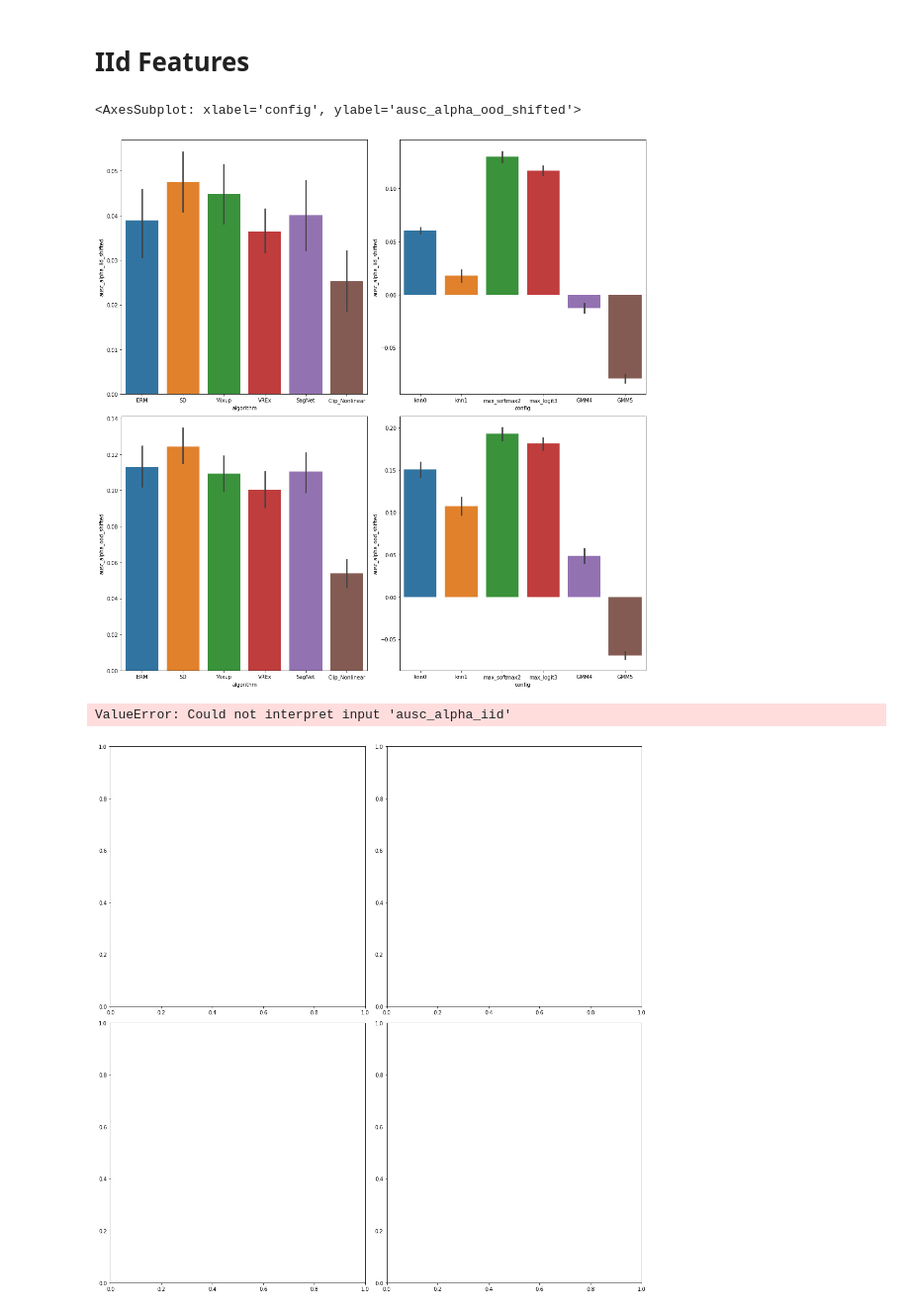
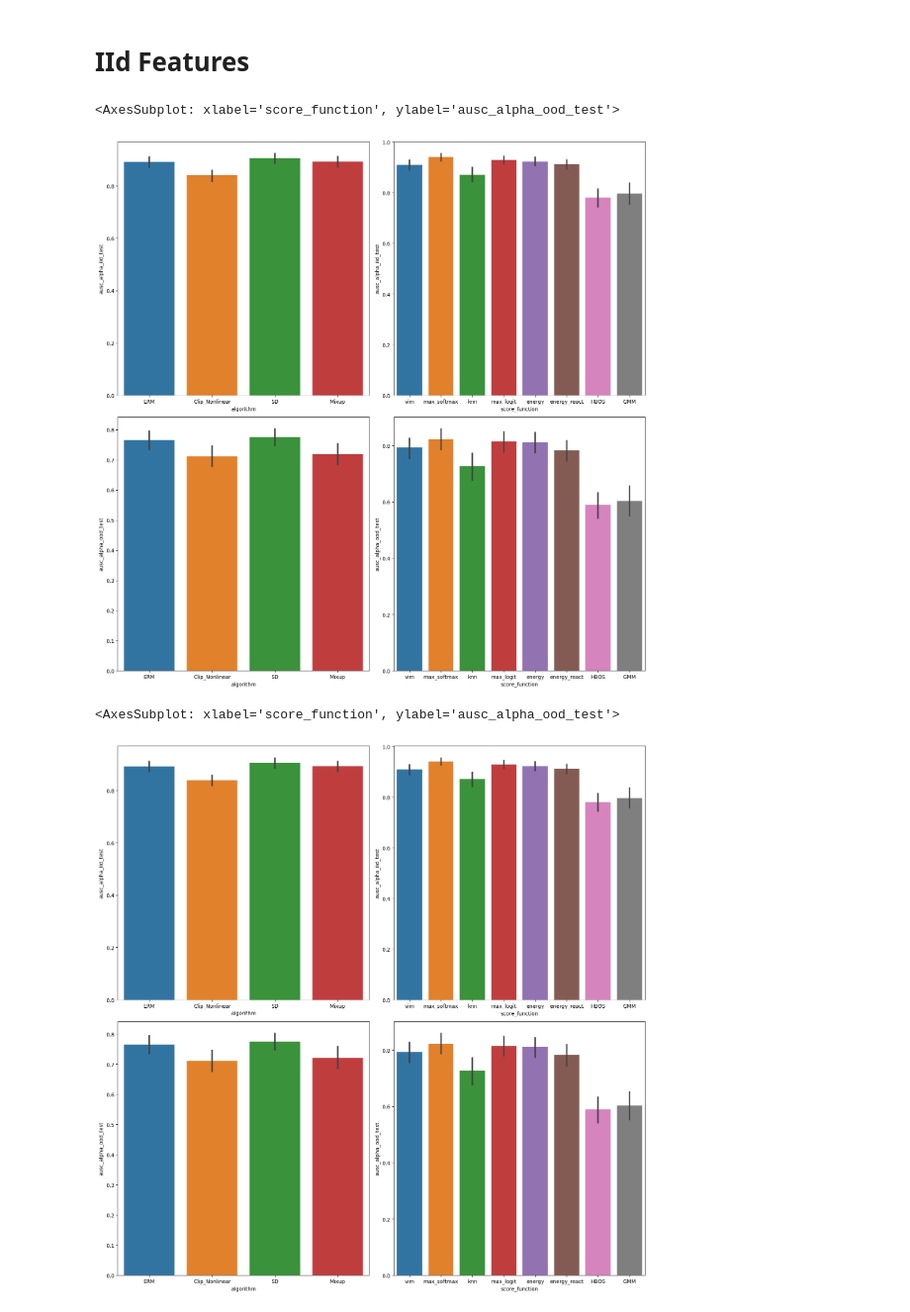
Before and after one commit to XarwinM/competence_estimation, a Jupyter notebook: ClassifiersDifferences.ipynb, the cells around one changed output. Shown at 99% size. Cells and saved outputs as stored; diff of their text form; code cells hidden in the pictures.

```diff
--- a/ClassifiersDifferences.ipynb
+++ b/ClassifiersDifferences.ipynb
@@ -345,26 +291,26 @@ fig, ax = plt.subplots(2, 2,
     figsize =(15, 15),
     tight_layout = True)
 
-sns.barplot(data=df, y='ausc_alpha_iid_shifted', x='algorithm', ax=ax[0,0])
-sns.barplot(data=df, y='ausc_alpha_iid_shifted', x='config', ax=ax[0,1])
+sns.barplot(data=df, y='ausc_alpha_iid_test', x='algorithm', ax=ax[0,0])
+sns.barplot(data=df, y='ausc_alpha_iid_test', x='score_function', ax=ax[0,1])
 
-sns.barplot(data=df, y='ausc_alpha_ood_shifted', x='algorithm', ax=ax[1,0])
-sns.barplot(data=df, y='ausc_alpha_ood_shifted', x='config', ax=ax[1,1])
+sns.barplot(data=df, y='ausc_alpha_ood_test', x='algorithm', ax=ax[1,0])
+sns.barplot(data=df, y='ausc_alpha_ood_test', x='score_function', ax=ax[1,1])
 # %% [output]
-<AxesSubplot: xlabel='config', ylabel='ausc_alpha_ood_shifted'>
+<AxesSubplot: xlabel='score_function', ylabel='ausc_alpha_ood_test'>
-[figure, old version]
+[figure, new version]
 # %%
 fig, ax = plt.subplots(2, 2,
     figsize =(15, 15),
     tight_layout = True)
 
-sns.barplot(data=df, y='ausc_alpha_iid', x='algorithm', ax=ax[0,0])
-sns.barplot(data=df, y='ausc_alpha_iid', x='config', ax=ax[0,1])
+sns.barplot(data=df, y='ausc_alpha_iid_test', x='algorithm', ax=ax[0,0])
+sns.barplot(data=df, y='ausc_alpha_iid_test', x='score_function', ax=ax[0,1])
 
-sns.barplot(data=df, y='ausc_alpha_ood', x='algorithm', ax=ax[1,0])
-sns.barplot(data=df, y='ausc_alpha_ood', x='config', ax=ax[1,1])
+sns.barplot(data=df, y='ausc_alpha_ood_test', x='algorithm', ax=ax[1,0])
+sns.barplot(data=df, y='ausc_alpha_ood_test', x='score_function', ax=ax[1,1])
 # %% [output]
-ValueError: Could not interpret input 'ausc_alpha_iid'
+<AxesSubplot: xlabel='score_function', ylabel='ausc_alpha_ood_test'>
-[figure, old version]
+[figure, new version]
 # %%
 ## Which iid feature is  predictive for acc
```
Also changed, not shown: parts of 14 cells of this notebook, 6 other files.
